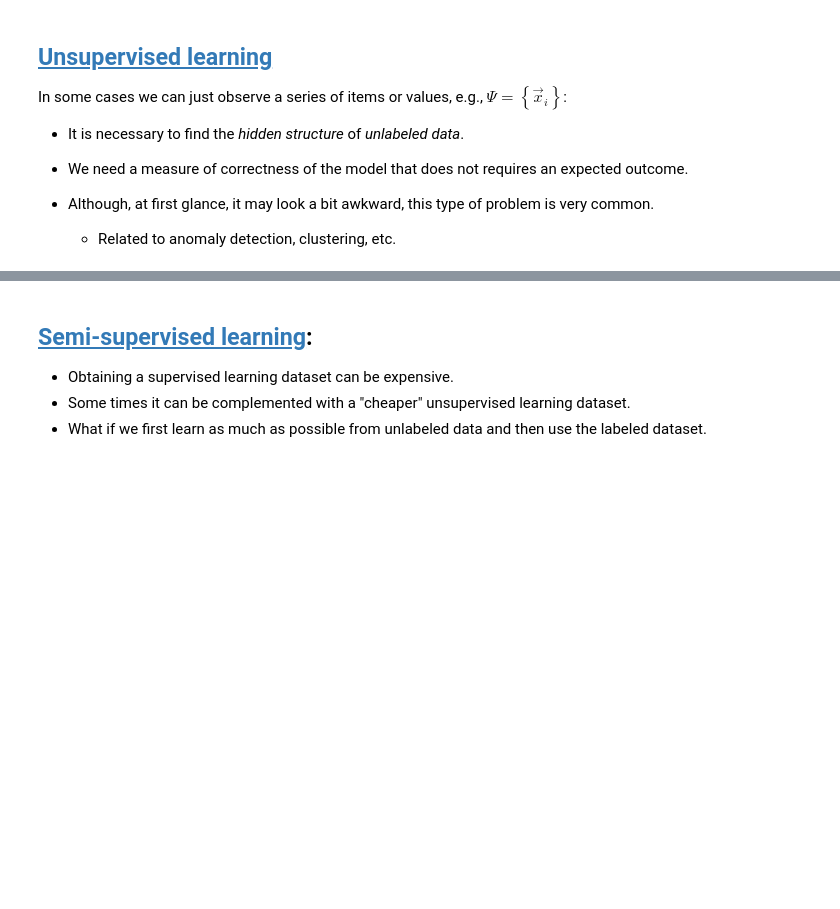
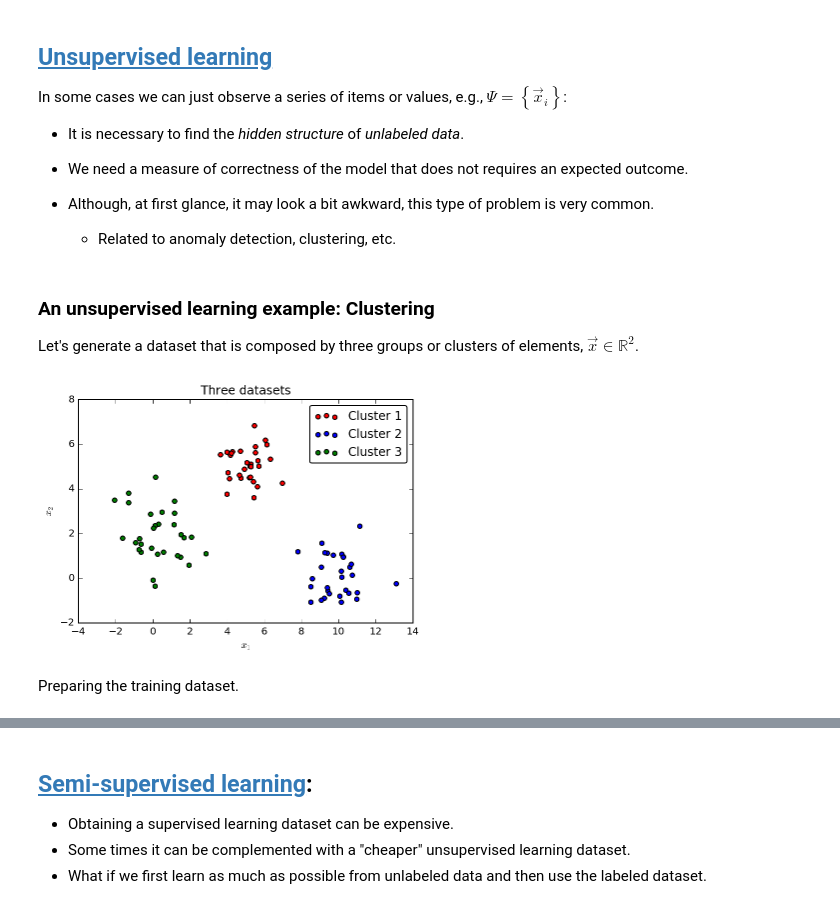
Before and after one commit to lmarti/machine-learning, a Jupyter notebook: 01. Introduction.ipynb, the cells around one changed output, grey strips where cells are left out. Drawn from its saved outputs; the diff is of its cells as text; code cells hidden in the pictures; blank space fills up the shorter version.

Commit message:
typos and new clustering example

```diff
--- a/01. Introduction.ipynb
+++ b/01. Introduction.ipynb
@@ -218,3 +218,21 @@ In some cases we can just observe a series of items or values, e.g., $\Psi=\left
 * Although, at first glance, it may look a bit awkward, this type of problem is very common.
 
     * Related to anomaly detection, clustering, etc.
+# %% [markdown]
+### An unsupervised learning example: Clustering
+
+Let's generate a dataset that is composed by three groups or clusters of elements, $\vec{x}\in\mathbb{R}^2$.
+# %%
+x_1 = np.random.randn(30,2) + (5,5)
+x_2 = np.random.randn(30,2) + (10,0)
+x_3 = np.random.randn(30,2) + (0,2)
+# %%
+plt.scatter(x_1[:,0], x_1[:,1], c='red', label='Cluster 1')
+plt.scatter(x_2[:,0], x_2[:,1], c='blue', label='Cluster 2')
+plt.scatter(x_3[:,0], x_3[:,1], c='green', label='Cluster 3')
+plt.legend(fancybox=True); plt.xlabel('$x_1$'); plt.ylabel('$x_2$');
+plt.title('Three datasets');
+# %% [output]
+[figure, added]
+# %% [markdown]
+Preparing the training dataset.
```
Also changed, not shown: parts of 16 cells of this notebook, 1 other file.
